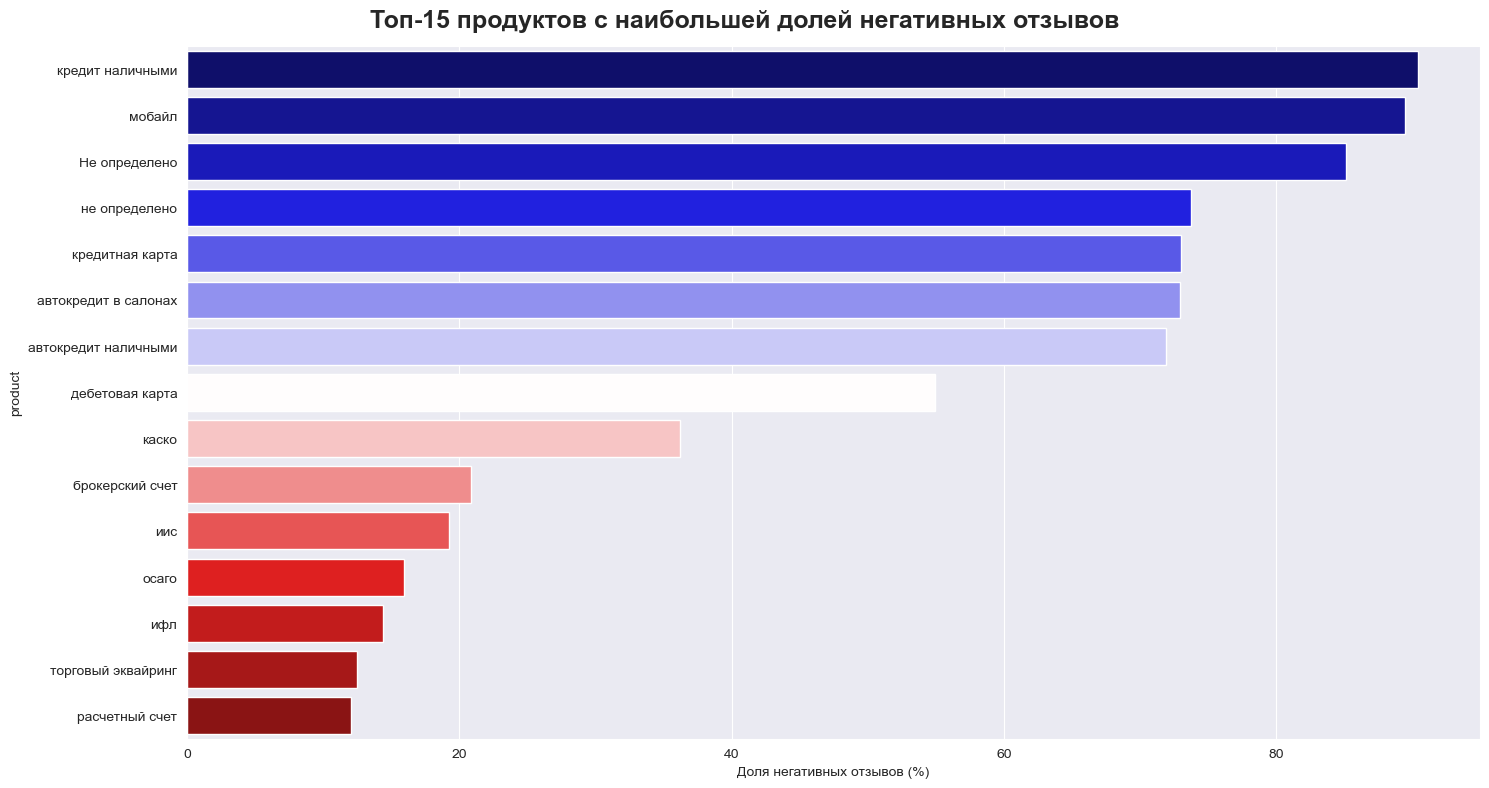
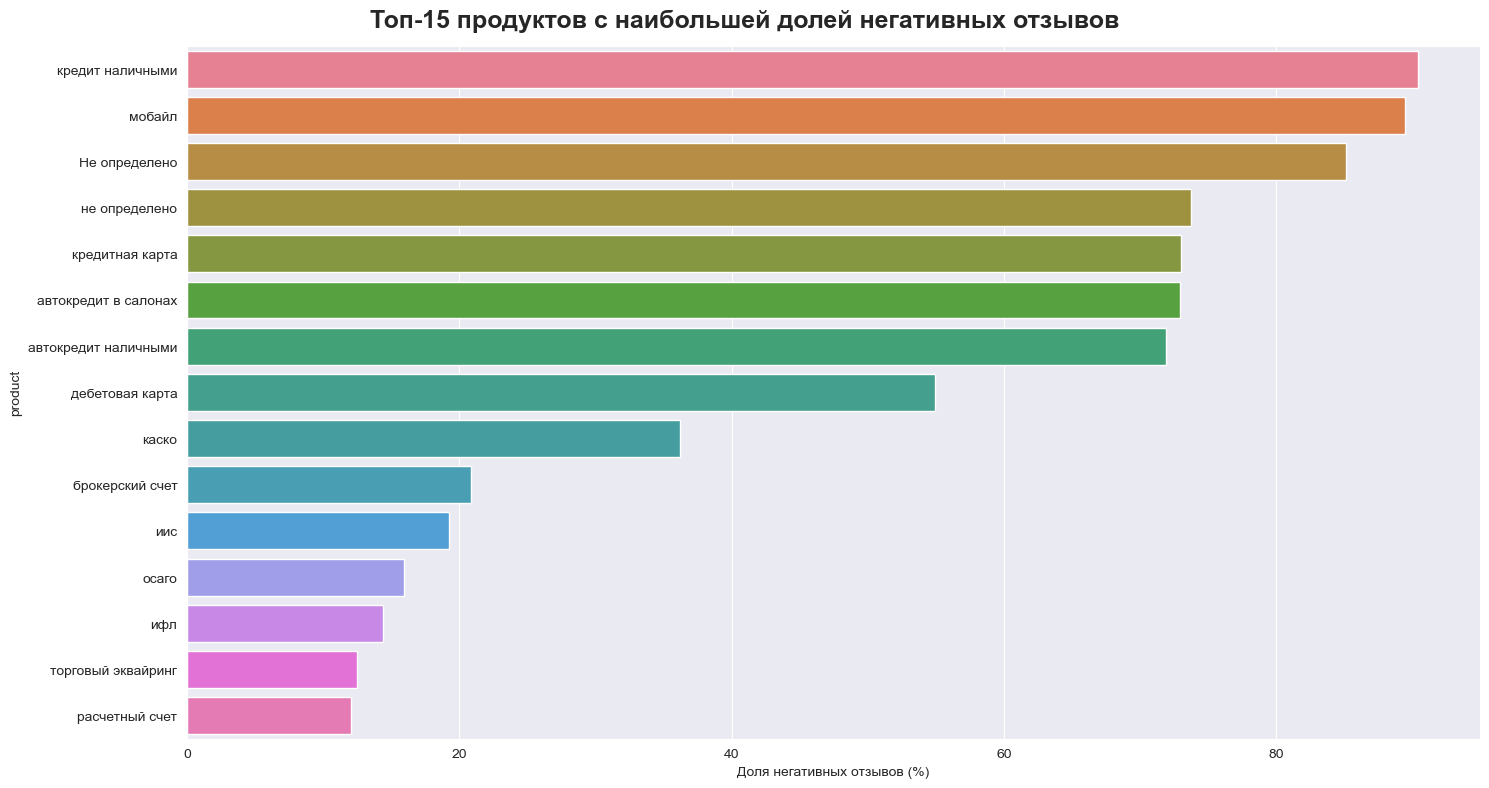
The change to this notebook cell's code, shown as a diff; its figure went from the first image to the second:
--- before
+++ after
@@ -8,5 +8,5 @@
 plt.figure(figsize=(15, 8))
 plt.suptitle('Топ-15 продуктов с наибольшей долей негативных отзывов', fontsize=18, weight='bold')
-sns.barplot(x=mask.values, y=mask.index, hue=mask.index, palette='seismic')
+sns.barplot(x=mask.values, y=mask.index, hue=mask.index)
 plt.xlabel('Доля негативных отзывов (%)')
 

Commit: added